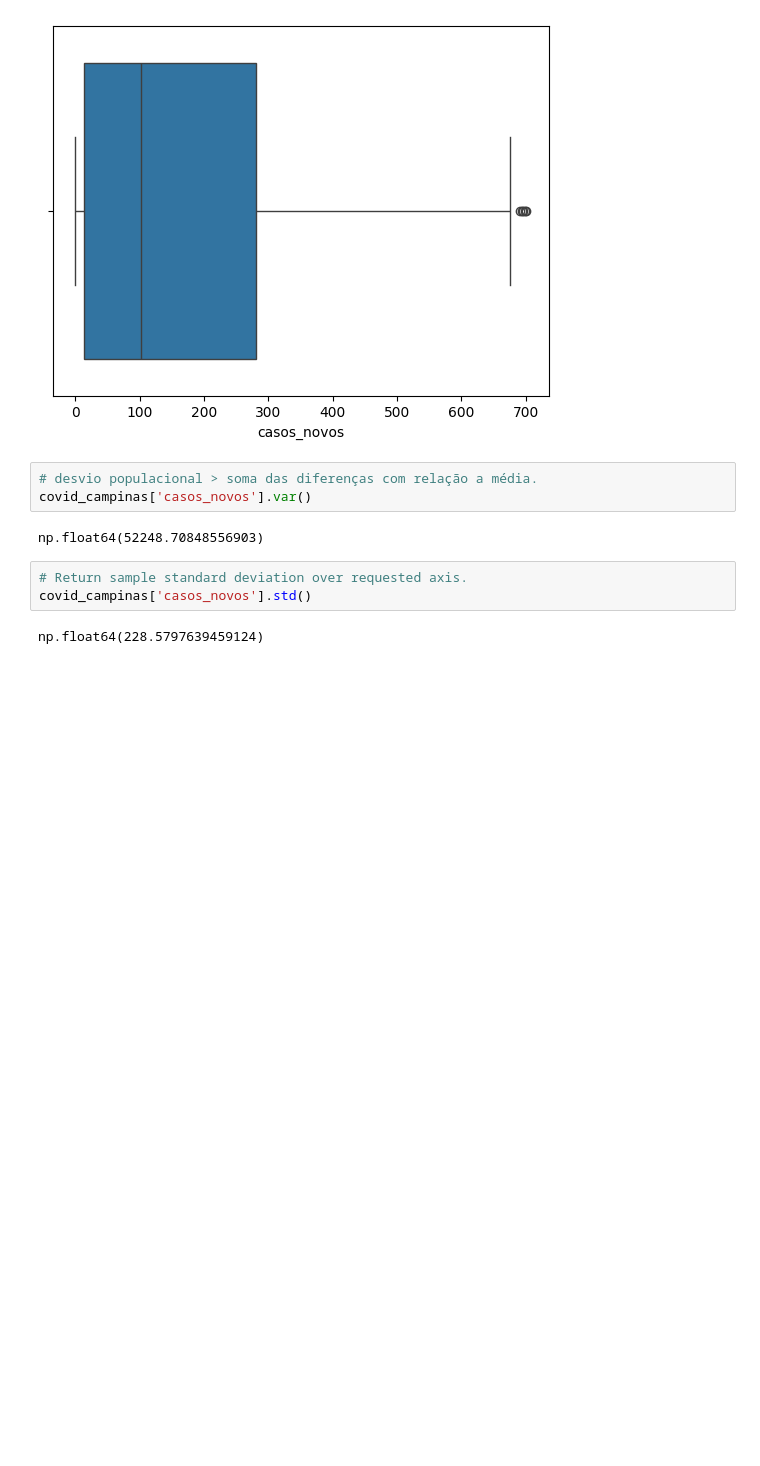
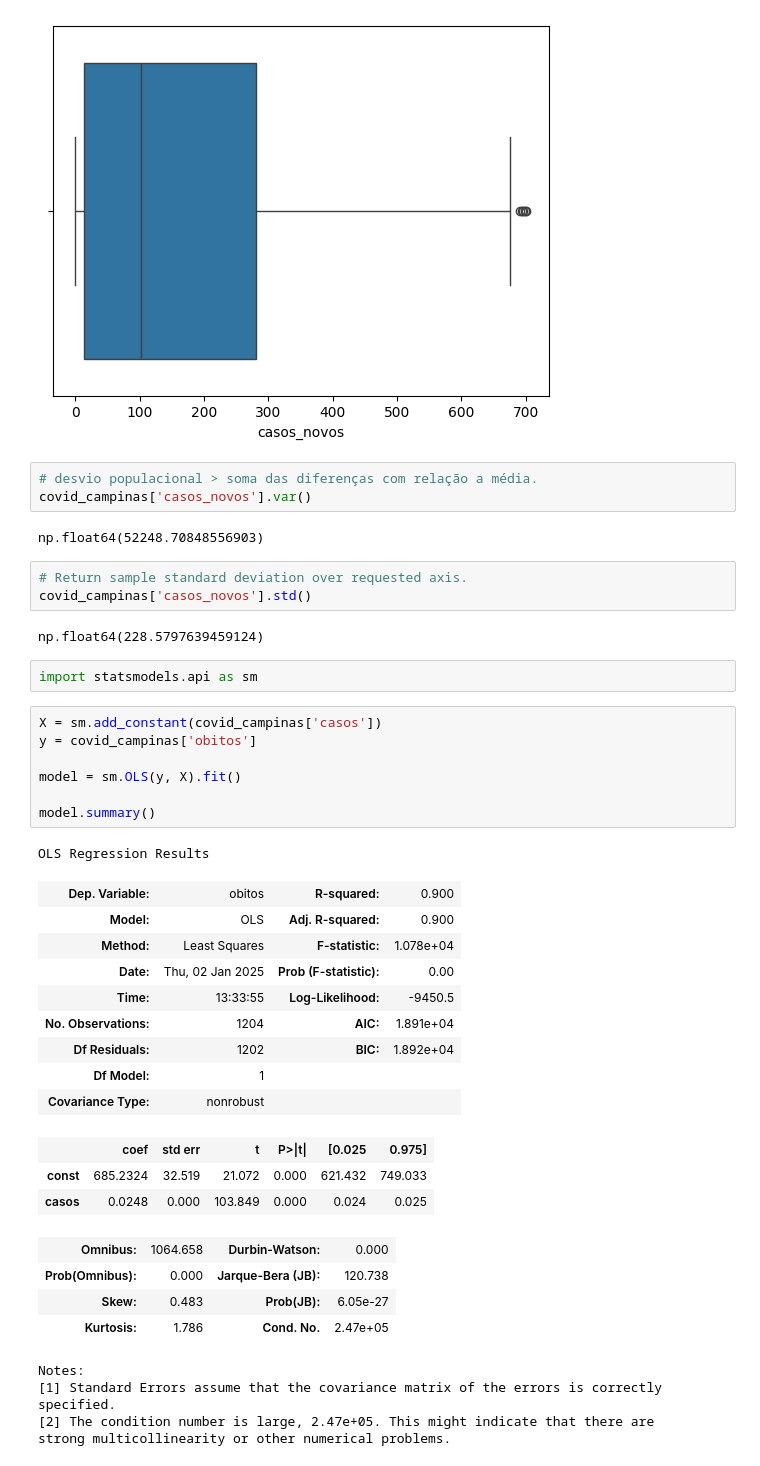
Before and after one commit to wolneihd/udemy_r_analise_dados, a Jupyter notebook: analises_em_py.ipynb, the cells around one changed output. Drawn from its saved outputs; the diff is of its cells as text; blank space fills up the shorter version.

```diff
--- a/analises_em_py.ipynb
+++ b/analises_em_py.ipynb
@@ -137,3 +137,34 @@ np.float64(52248.70848556903)
 covid_campinas['casos_novos'].std()
 # %% [output]
 np.float64(228.5797639459124)
+# %%
+import statsmodels.api as sm
+# %%
+X = sm.add_constant(covid_campinas['casos'])
+y = covid_campinas['obitos']
+
+model = sm.OLS(y, X).fit()
+
+model.summary()
+# %% [output]
+OLS Regression Results
+| Dep. Variable: | obitos | R-squared: | 0.900 |
+| Model: | OLS | Adj. R-squared: | 0.900 |
+| Method: | Least Squares | F-statistic: | 1.078e+04 |
+| Date: | Thu, 02 Jan 2025 | Prob (F-statistic): | 0.00 |
+| Time: | 13:33:55 | Log-Likelihood: | -9450.5 |
+| No. Observations: | 1204 | AIC: | 1.891e+04 |
+| Df Residuals: | 1202 | BIC: | 1.892e+04 |
+| Df Model: | 1 |  |  |
+| Covariance Type: | nonrobust |  |  |
+|  | coef | std err | t | P>|t| | [0.025 | 0.975] |
+| const | 685.2324 | 32.519 | 21.072 | 0.000 | 621.432 | 749.033 |
+| casos | 0.0248 | 0.000 | 103.849 | 0.000 | 0.024 | 0.025 |
+| Omnibus: | 1064.658 | Durbin-Watson: | 0.000 |
+| Prob(Omnibus): | 0.000 | Jarque-Bera (JB): | 120.738 |
+| Skew: | 0.483 | Prob(JB): | 6.05e-27 |
+| Kurtosis: | 1.786 | Cond. No. | 2.47e+05 |
+Notes:
+[1] Standard Errors assume that the covariance matrix of the errors is correctly specified.
+[2] The condition number is large, 2.47e+05. This might indicate that there are
+strong multicollinearity or other numerical problems.
```
Also changed, not shown: parts of 2 cells of this notebook, 4 other files.
